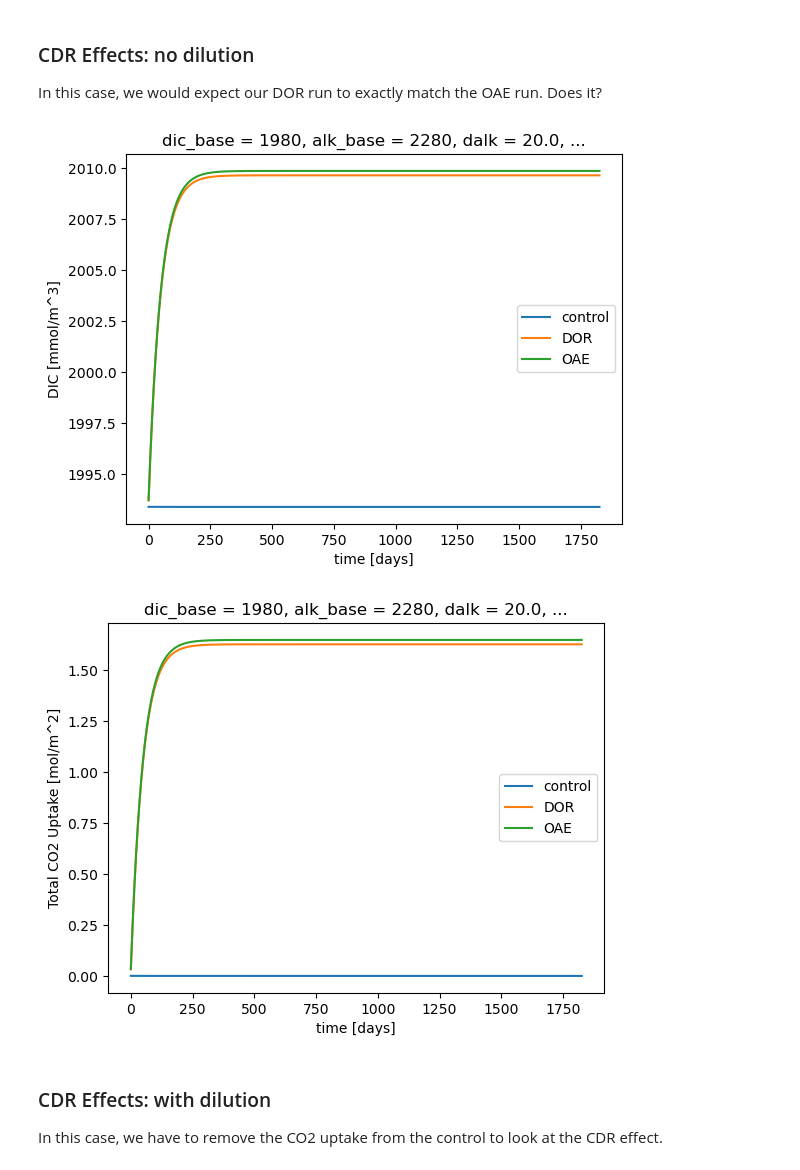
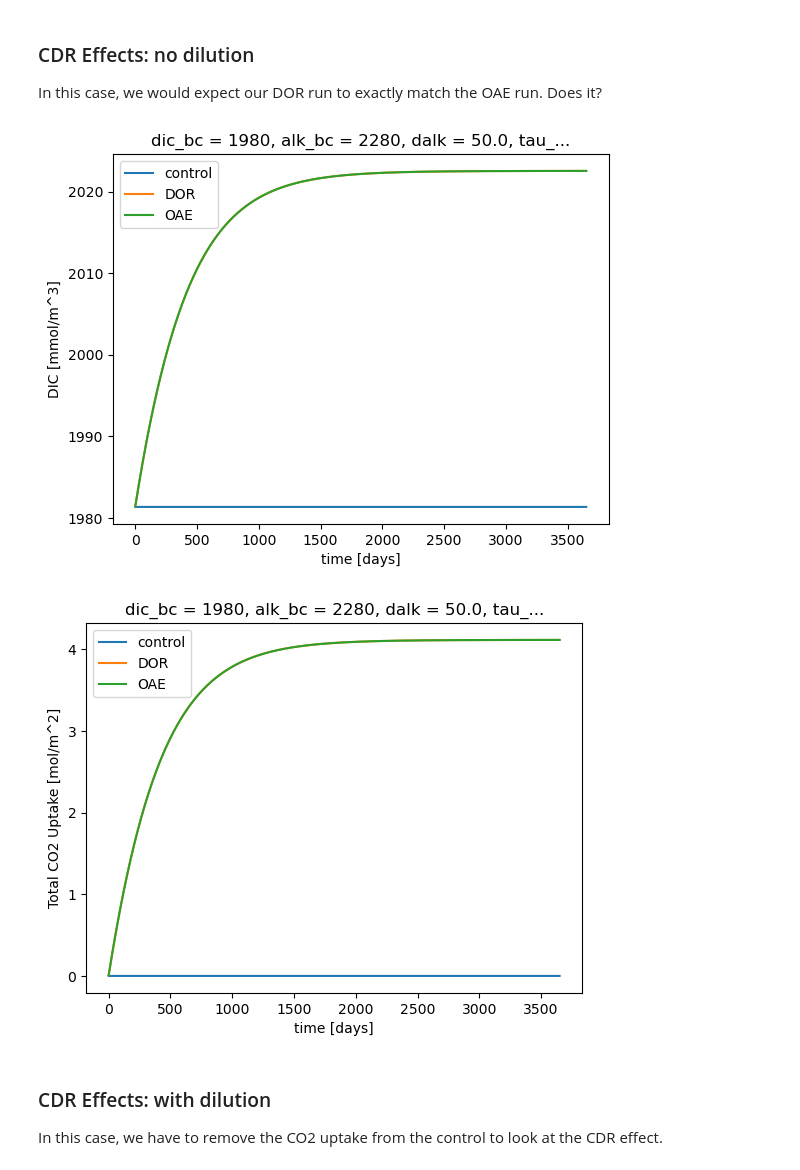
Before and after one commit to CWorthy-ocean/Ocean-CDR-Explorer, a Jupyter notebook: notebooks/dor-equivalent.ipynb, the cells around one changed output. Saved outputs shown, nothing was run; the diff lists cells and outputs as text; code cells hidden in the pictures.

```diff
--- a/notebooks/dor-equivalent.ipynb
+++ b/notebooks/dor-equivalent.ipynb
@@ -469,25 +498,25 @@ for tau in ds_ctrl.tau_dilution.values:
 
 In this case, we would expect our DOR run to exactly match the OAE run. Does it?
 # %%
-isel = dict(dic_base=4, alk_base=4, dalk=1, tau_dilution=0)
+isel = dict(dic_bc=4, alk_bc=4, dalk=1, tau_dilution=0, u10=1)
 
 plt.figure()
 (ds_ctrl).dic.isel(isel).plot(label="control")
 (ds_dor - ds_dor.ddic).dic.isel(isel).plot(
     label="DOR"
 )  # add back the DIC that was removed
 (ds_oae).dic.isel(isel).plot(label="OAE")
 
 plt.legend()
 
 plt.figure()
 (ds_ctrl).fgco2_cumulative.isel(isel).plot(label="control")
 (ds_dor).fgco2_cumulative.isel(isel).plot(label="DOR")
 (ds_oae).fgco2_cumulative.isel(isel).plot(label="OAE")
 plt.legend();
 # %% [output]
-[figure, old version]
+[figure, new version]
-[figure, old version]
+[figure, new version]
 # %% [markdown]
 ### CDR Effects: with dilution
 
```
Also changed, not shown: parts of 11 cells of this notebook, 1 other file.
